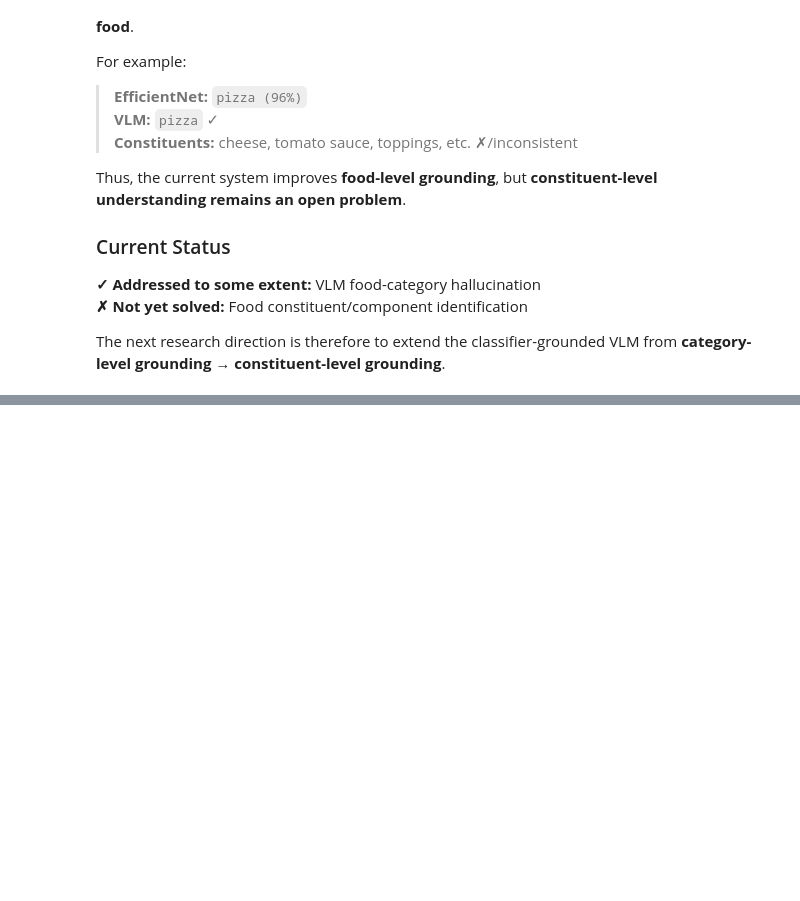
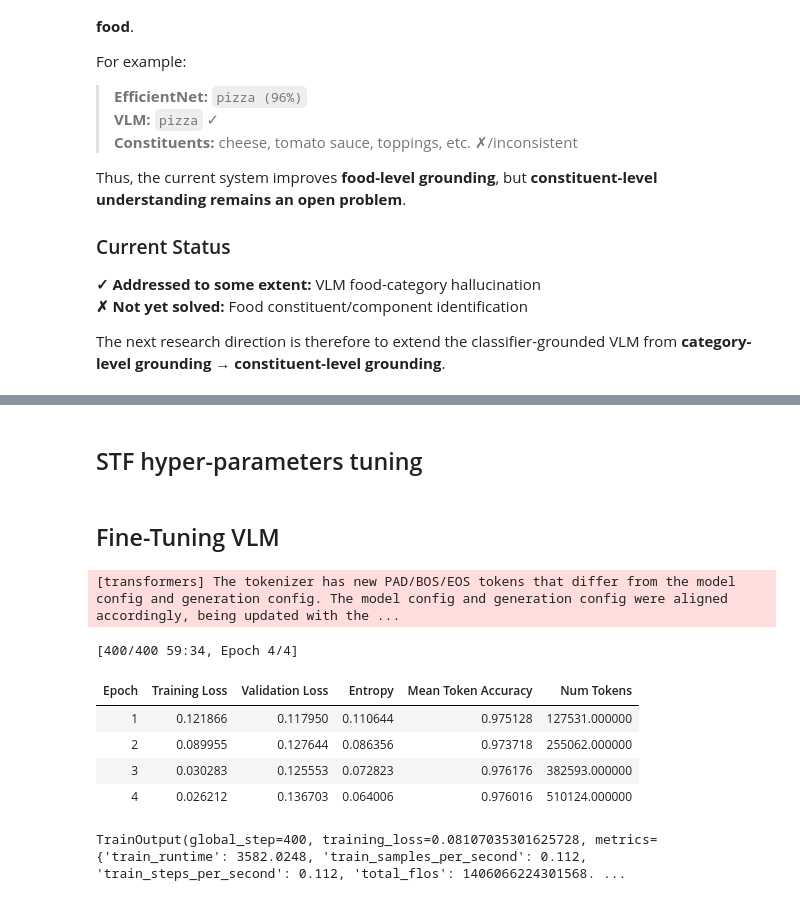
Before and after one commit to ALOK158/Feast_Vision, a Jupyter notebook: Feast_Vision_VLM.ipynb, the cells around one changed output, grey strips where cells are left out. Saved outputs shown, nothing was run; the diff lists cells and outputs as text; code cells hidden in the pictures; blank space fills up the shorter version.

Commit message:
Using SFT apprach to adapt VLM for our required domain, setup the data flow pipeline and preprocessing, trant-vald split, training hyperparameter tuning and succesfuly fine tune the VLM

```diff
--- a/Feast_Vision_VLM.ipynb
+++ b/Feast_Vision_VLM.ipynb
@@ -944,3 +1154,60 @@ The next research direction is therefore to extend the classifier-grounded VLM f
+# %% [markdown]
+## STF hyper-parameters tuning
+# %%
+
+from trl import SFTConfig
+
+# Note: Many of these hyperparameters have been taken from the SmolDocling paper: https://arxiv.org/abs/2503.11576
+training_args = SFTConfig(
+    output_dir="smolvlm2-500m-FoodExtract-Vision-v1-VIDEO",
+    num_train_epochs=4, # depending on how much data you have you may want to train for shorter/longer
+    per_device_train_batch_size=1, # adjust based on the size of your GPU(we used 1 due to compuational constraint) can increase it
+    per_device_eval_batch_size=1,
+    gradient_accumulation_steps=1,
+    gradient_checkpointing=True,
+    optim="adamw_torch_fused",
+    logging_steps=25,
+    eval_strategy="epoch",
+    save_strategy="epoch",
+    learning_rate=2e-4,
+    bf16=True,
+    save_total_limit=1,
+    max_grad_norm=1.0,
+    #warmup_ratio=0.03,
+    lr_scheduler_type="constant",
+    push_to_hub=False,
+    report_to="none",
+    gradient_checkpointing_kwargs={
+        "use_reentrant": False
+    },
+    dataset_text_field="",
+    dataset_kwargs={"skip_prepare_dataset": True},
+    load_best_model_at_end=True,
+    remove_unused_columns = False,
+    loss_type="nll"
+)
+# %% [markdown]
+## Fine-Tuning VLM
+# %%
+from trl import SFTTrainer
+trainer = SFTTrainer(
+    model=model,
+    args=training_args,
+    train_dataset=train_dataset.select(range(100)),  # NOT train_dataset[:100]
+    eval_dataset=val_dataset.select(range(50)),       # NOT val_dataset[:50]
+    processing_class=processor,
+    data_collator=collate_fn
+)
+trainer.train()
+# %% [output]
+[transformers] The tokenizer has new PAD/BOS/EOS tokens that differ from the model config and generation config. The model config and generation config were aligned accordingly, being updated with the ...
+[400/400 59:34, Epoch 4/4]
+| Epoch | Training Loss | Validation Loss | Entropy | Mean Token Accuracy | Num Tokens |
+| 1 | 0.121866 | 0.117950 | 0.110644 | 0.975128 | 127531.000000 |
+| 2 | 0.089955 | 0.127644 | 0.086356 | 0.973718 | 255062.000000 |
+| 3 | 0.030283 | 0.125553 | 0.072823 | 0.976176 | 382593.000000 |
+| 4 | 0.026212 | 0.136703 | 0.064006 | 0.976016 | 510124.000000 |
+TrainOutput(global_step=400, training_loss=0.08107035301625728, metrics={'train_runtime': 3582.0248, 'train_samples_per_second': 0.112, 'train_steps_per_second': 0.112, 'total_flos': 1406066224301568. ...
 # %%
 import torch
 
```
Also changed, not shown: parts of 14 cells of this notebook.
